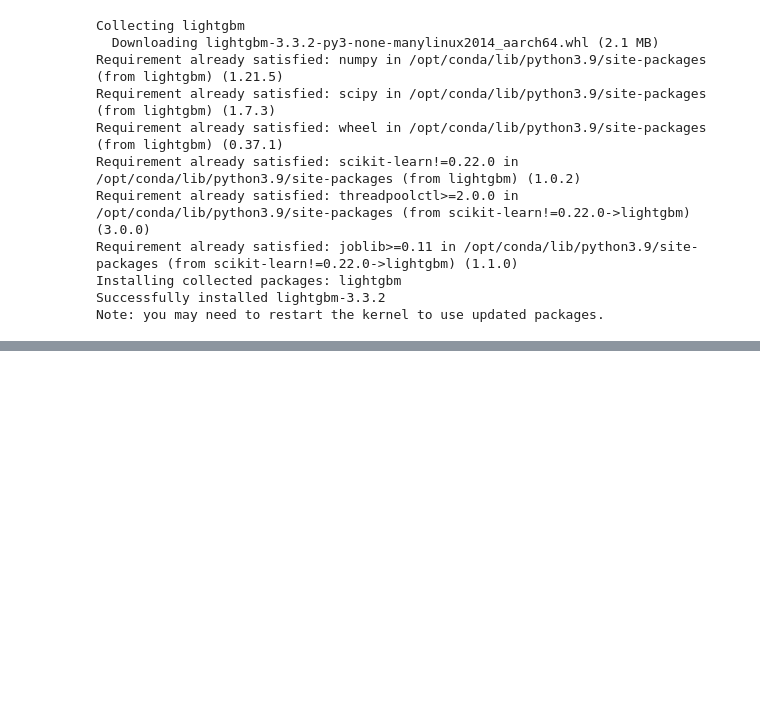
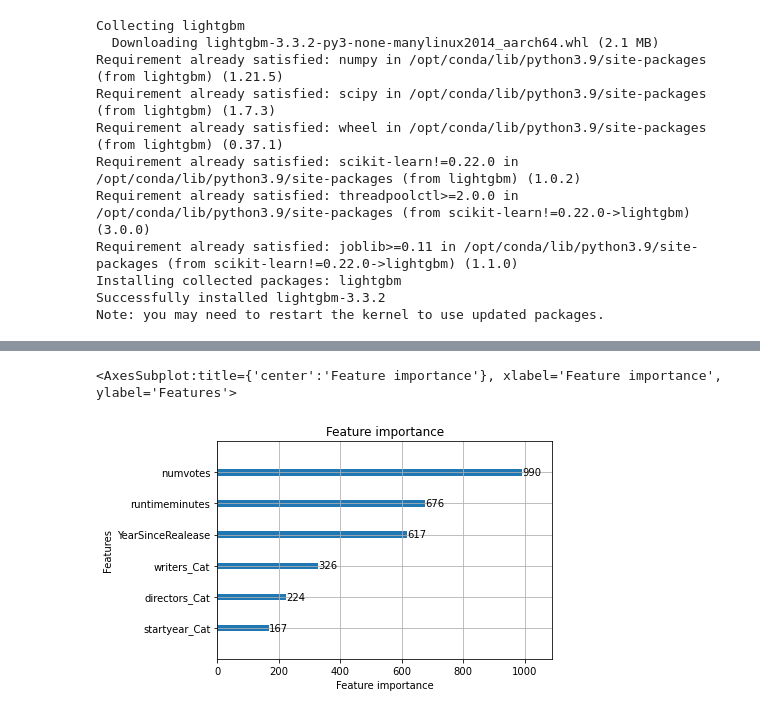
Before and after one commit to paula-sorolla/BigData-IMDb, a Jupyter notebook: Nontas_upload_preprocessing.ipynb, the cells around one changed output, grey strips where cells are left out. Saved outputs shown, nothing was run; the diff lists cells and outputs as text; code cells hidden in the pictures; blank space fills up the shorter version.

Commit message:
Extra_data_added/Merging issues/first_model_run

```diff
--- a/Nontas_upload_preprocessing.ipynb
+++ b/Nontas_upload_preprocessing.ipynb
@@ -330,0 +460,20 @@ output = df1.join(df2,['EMP_CODE'],how='inner').distinct()
+# %%
+#   ##  import the required libraries
+from pyspark.ml.feature import StringIndexer
+from pyspark.ml.feature import OneHotEncoder
+
+  ##  numeric indexing for the strings (indexing starts from 0)
+indexer = StringIndexer(inputCol="genre_list", outputCol="GenreNumericIndex")
+
+  ##  fit the indexer model and use it to transform the strings into numeric indices
+final_df = indexer.fit(final_df).transform(final_df)
+
+  ##  one-hot-encoding the numeric indices
+ohe = OneHotEncoder(inputCol="GenreNumericIndex", outputCol="GenreOHEVector")
+
+  ##  fit the ohe model and use it to transform the numeric indices into ohe vectors
+final_df = ohe.fit(final_df).transform(final_df)
+
+#final_df.show()
+#   ##  get datatype of the ohe vector column
+print(final_df.schema["GenreOHEVector"].dataType)
@@ -330,0 +484,2 @@ output = df1.join(df2,['EMP_CODE'],how='inner').distinct()
+# %%
+final_pandas = final_df.toPandas()
@@ -366,0 +543,8 @@ from sklearn import metrics
+# %%
+# creating instance of labelencoder
+labelencoder = LabelEncoder()
+# Assigning numerical values and storing in another column
+final_pandas['startyear_Cat'] = labelencoder.fit_transform(final_pandas['startyear'])
+final_pandas['writers_Cat'] = labelencoder.fit_transform(final_pandas['writer'])
+final_pandas['directors_Cat'] = labelencoder.fit_transform(final_pandas['director'])
+final_pandas
@@ -367,7 +565,12 @@ from sklearn import metrics
 # %%
 # To define the input and output feature
-x = pandas_train.drop(['num','tconst','primarytitle','originaltitle', 'endyear',],axis=1)
+# 'num','tconst','primarytitle','originaltitle', 'endyear',
+x = final_pandas.drop(['startyear',"adult", "original_language",
+                       "popularity","vote_average", "vote_count", "genre_list", "production_list", "production_countr_list",
+                       "spoken_language_list", 'writer','director'],axis=1)
+x = x.dropna()
 x['runtimeminutes'] = x['runtimeminutes'].astype(float)
-y = pandas_train['label']
+y = x['label']
+x = x.drop(['label'],axis=1)
 # train and test split
 x_train,x_test,y_train,y_test = train_test_split(x,y,test_size=0.33,random_state=42)
@@ -385,0 +594,5 @@ print('Testing accuracy {:.4f}'.format(model.score(x_test,y_test)))
+# %%
+lgb.plot_importance(model)
+# %% [output]
+<AxesSubplot:title={'center':'Feature importance'}, xlabel='Feature importance', ylabel='Features'>
+[figure, added]
```
Also changed, not shown: parts of 59 cells of this notebook.
